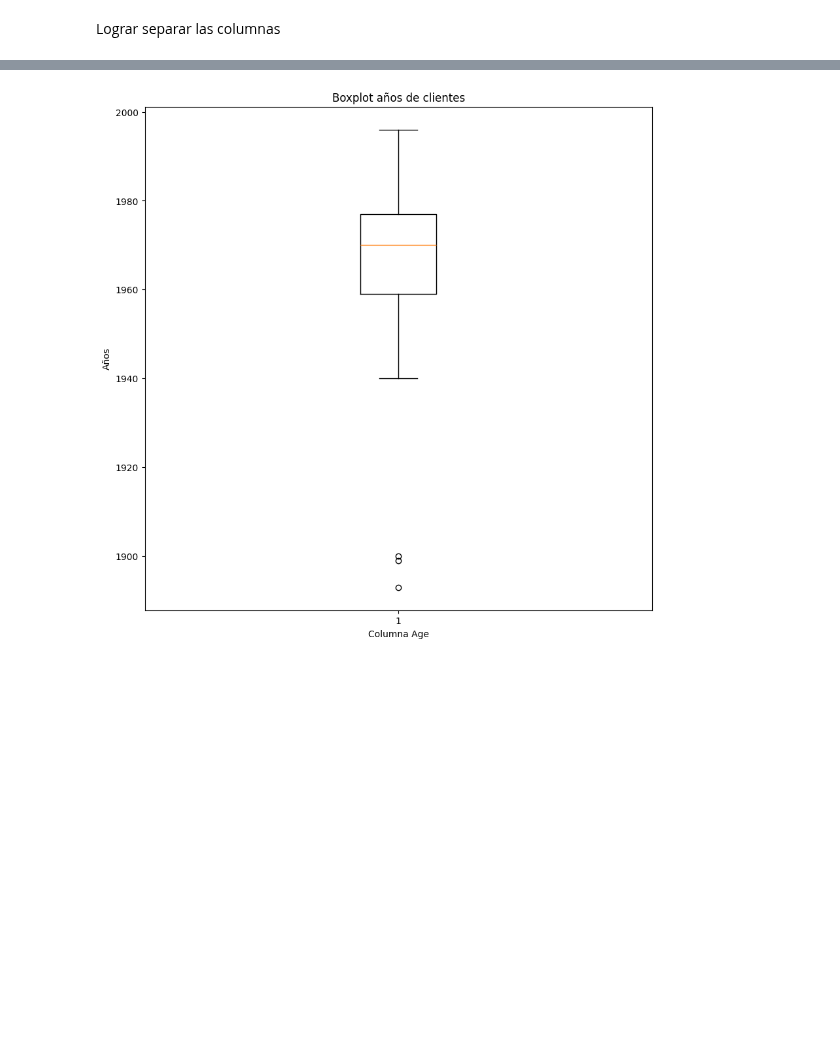
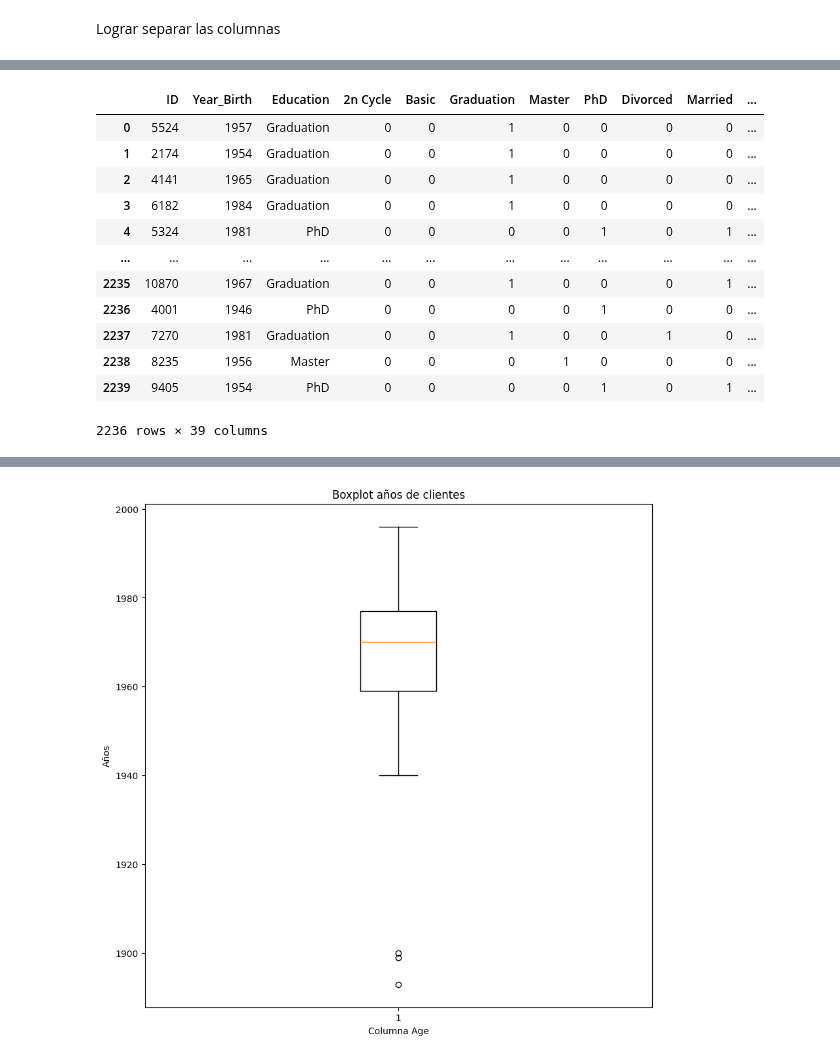
Before and after one commit to JuanDeutsch/DataSheets, a Jupyter notebook: Proyecto1/proyecto1.ipynb, the cells around one changed output, grey strips where cells are left out. Drawn from its saved outputs; the diff is of its cells as text; code cells hidden in the pictures; blank space fills up the shorter version.

```diff
--- a/Proyecto1/proyecto1.ipynb
+++ b/Proyecto1/proyecto1.ipynb
@@ -52,3 +25,0 @@ Verifica si las dos columnas son numericas
-# %%
-cdf['MntProteinProducts'] = cdf['MntMeatProducts'] + cdf['MntFishProducts']
-cdf
@@ -90,5 +25,0 @@ Verificar que existe
-# %%
-proteinas = cdf.pop('MntProteinProducts')
-cdf.insert(11, 'MntProteinProducts', proteinas)
-proteinas = cdf.iloc[:, [11]]
-proteinas
@@ -111,3 +25,0 @@ Reposiciona la columna nueva
-# %%
-cdf = cdf.drop(['MntMeatProducts', 'MntFishProducts'], axis=1)
-cdf
@@ -153,0 +202,4 @@ Conocer los index de las columnas
+# %%
+educacion_numerico = pd.get_dummies(cdf.iloc[:,2], dtype=int)
+cdf = pd.concat([cdf, educacion_numerico], axis=1)
+educacion_numerico
@@ -153,0 +220,26 @@ Conocer los index de las columnas
+# %%
+segundo_ciclo = cdf.pop('2n Cycle')
+cdf.insert(3, '2n Cycle', segundo_ciclo)
+basico = cdf.pop('Basic')
+cdf.insert(4, 'Basic', basico)
+graduados = cdf.pop('Graduation')
+cdf.insert(5, 'Graduation', graduados)
+master = cdf.pop('Master')
+cdf.insert(6, 'Master', master)
+phd = cdf.pop('PhD')
+cdf.insert(7, 'PhD', phd)
+cdf
+# %% [output]
+|  | ID | Year_Birth | Education | 2n Cycle | Basic | Graduation | Master | PhD | Divorced | Married | ... |
+| 0 | 5524 | 1957 | Graduation | 0 | 0 | 1 | 0 | 0 | 0 | 0 | ... |
+| 1 | 2174 | 1954 | Graduation | 0 | 0 | 1 | 0 | 0 | 0 | 0 | ... |
+| 2 | 4141 | 1965 | Graduation | 0 | 0 | 1 | 0 | 0 | 0 | 0 | ... |
+| 3 | 6182 | 1984 | Graduation | 0 | 0 | 1 | 0 | 0 | 0 | 0 | ... |
+| 4 | 5324 | 1981 | PhD | 0 | 0 | 0 | 0 | 1 | 0 | 1 | ... |
+| ... | ... | ... | ... | ... | ... | ... | ... | ... | ... | ... | ... |
+| 2235 | 10870 | 1967 | Graduation | 0 | 0 | 1 | 0 | 0 | 0 | 1 | ... |
+| 2236 | 4001 | 1946 | PhD | 0 | 0 | 0 | 0 | 1 | 0 | 0 | ... |
+| 2237 | 7270 | 1981 | Graduation | 0 | 0 | 1 | 0 | 0 | 1 | 0 | ... |
+| 2238 | 8235 | 1956 | Master | 0 | 0 | 0 | 1 | 0 | 0 | 0 | ... |
+| 2239 | 9405 | 1954 | PhD | 0 | 0 | 0 | 0 | 1 | 0 | 1 | ... |
+2236 rows × 39 columns
```
Also changed, not shown: parts of 48 cells of this notebook.
